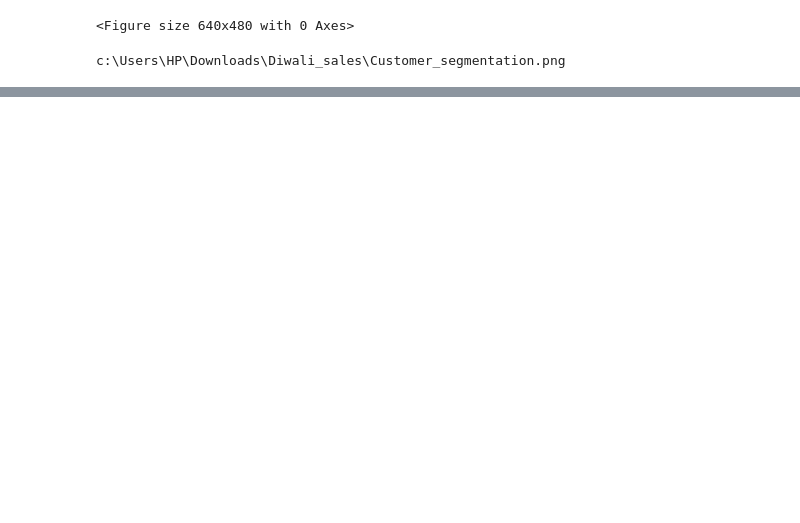
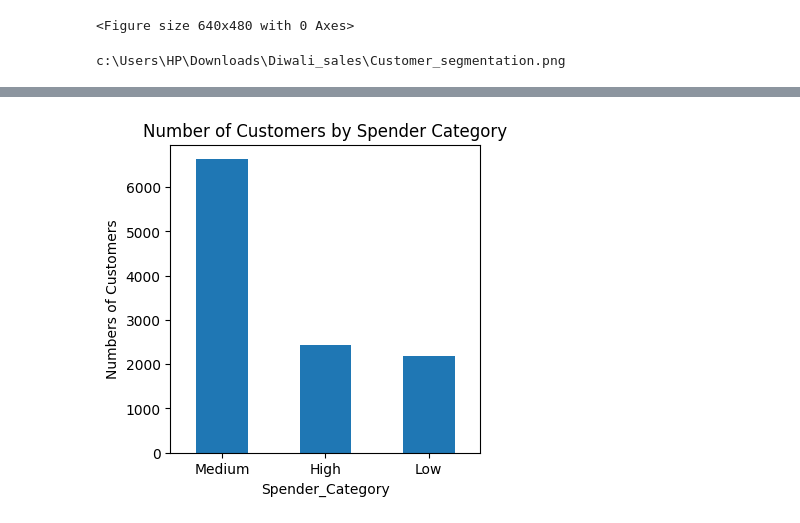
Before and after one commit to AshaKumari34/Diwali_sales, a Jupyter notebook: data vs.ipynb, the cells around one changed output, grey strips where cells are left out. Saved outputs shown, nothing was run; the diff lists cells and outputs as text; code cells hidden in the pictures; blank space fills up the shorter version.

```diff
--- a/data vs.ipynb
+++ b/data vs.ipynb
@@ -226,6 +226,14 @@ plt.show()
 <Figure size 640x480 with 0 Axes>
 c:\Users\HP\Downloads\Diwali_sales\Customer_segmentation.png
 # %%
+#Spender Catgory Count
+plt.figure(figsize=(4,4))
+category_counts.plot(kind='bar')
+plt.title("Number of Customers by Spender Category")
+plt.xlabel('Spender_Category')
+plt.ylabel('Numbers of Customers')
+plt.xticks(rotation=0)
 
-df.head(10)
+plt.savefig('images/CustomerCount.png',dpi=300,bbox_inches='tight')
+plt.show()
 # %% [output]
@@ -242,0 +240 @@ df.head(10)
+[figure, added]
```
Also changed, not shown: parts of 11 cells of this notebook, 1 other file.
